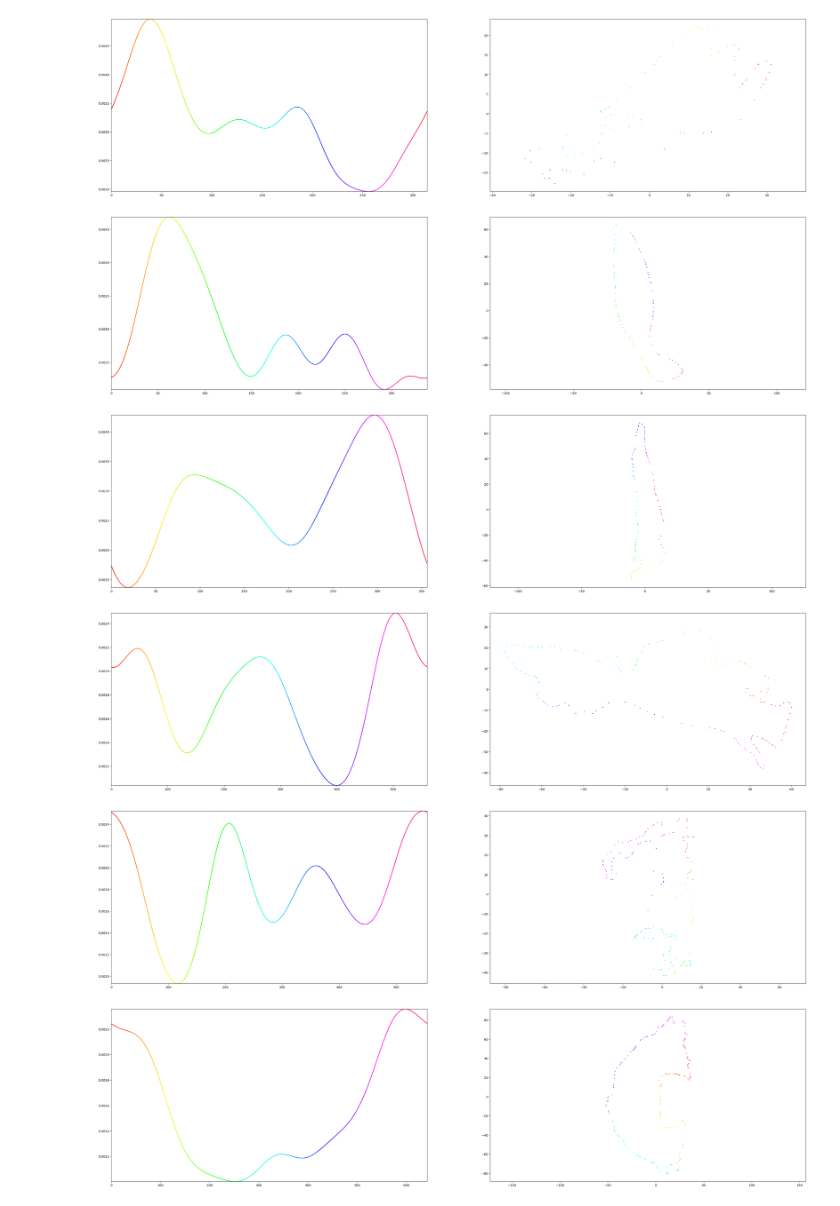
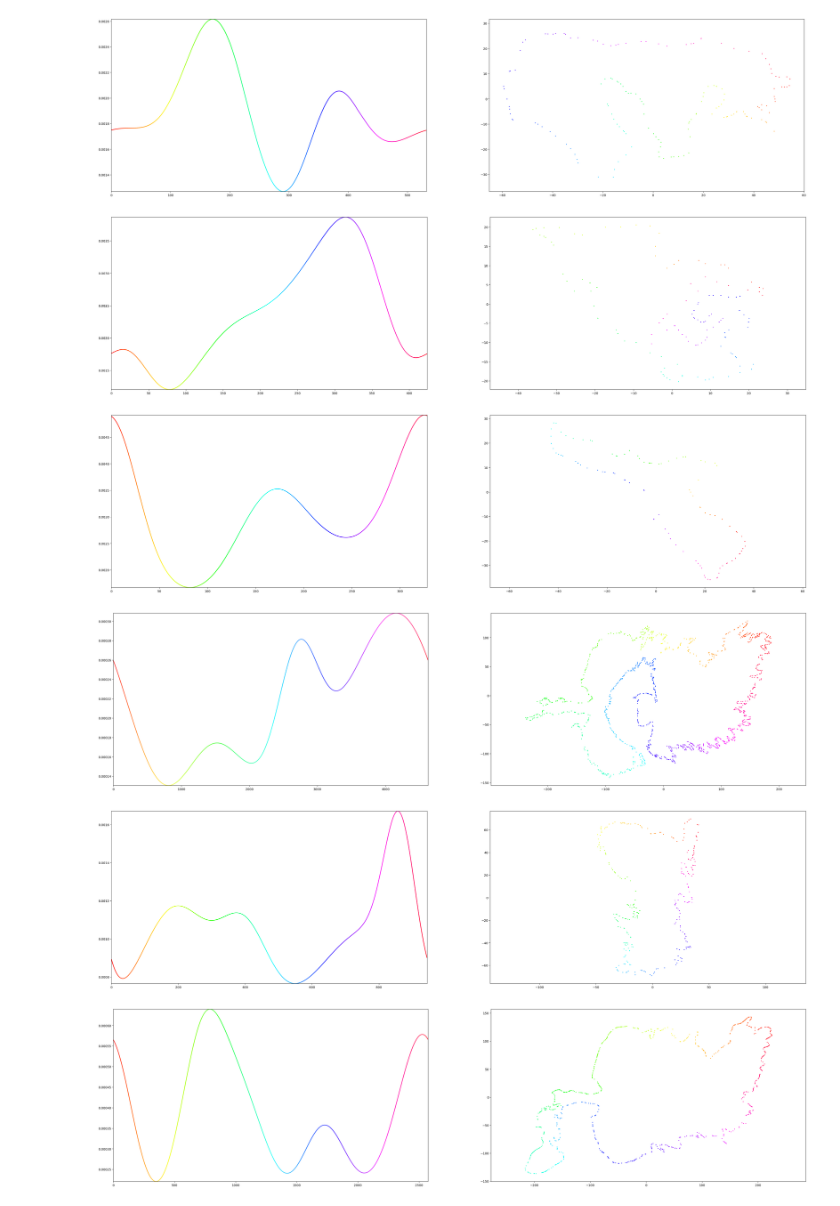
Before and after one commit to royvelich/deep-signature, a Jupyter notebook: applets/notebooks/plot_planar_curves.ipynb, the cells around one changed output. Cells and saved outputs as stored; diff of their text form; code cells hidden in the pictures.

```diff
--- a/applets/notebooks/plot_planar_curves.ipynb
+++ b/applets/notebooks/plot_planar_curves.ipynb
@@ -12,5 +19,5 @@ from deep_signature.training import datasets
 # %%
 planar_curves_manager = PlanarCurvesManager()
-planar_curves_manager.load(curves_file_path="C:/deep-signature-data-new/curves/train/curves.npy")
+planar_curves_manager.load(curves_file_path="C:/deep-signature-data-new/curves/train/2022-12-14-00-25-49/curves.npy")
 print(f'{planar_curves_manager.planar_curves_count} curves loaded')
 # %% [output]
@@ -18,10 +25,11 @@ print(f'{planar_curves_manager.planar_curves_count} curves loaded')
 # %%
+sampling_ratio = 0.3
 for planar_curve in planar_curves_manager.planar_curves[:10]:
     fig, axes = matplotlib.pyplot.subplots(nrows=1, ncols=2, figsize=(40, 10))
-    discrete_distribution = discrete_distributions.MultimodalGaussianDiscreteDistribution(bins_count=planar_curve.points_count, multimodality=20)
+    discrete_distribution = discrete_distributions.MultimodalGaussianDiscreteDistribution(bins_count=planar_curve.points_count, multimodality=10)
     # discrete_distribution = discrete_distributions.UniformDiscreteDistribution(bins_count=planar_curve.points_count)
     discrete_distribution.plot_dist(ax=axes[0])
-    sampled_planar_curve = planar_curve.sample_curve(sampling_ratio=0.3, discrete_distribution=discrete_distribution)
+    sampled_planar_curve = planar_curve.sample_curve(sampling_ratio=sampling_ratio, discrete_distribution=discrete_distribution)
     sampled_planar_curve.plot_scattered_curve(ax=axes[1], cmap='hsv')
     matplotlib.pyplot.show()
 # %% [output]
@@ -30,6 +38,6 @@ for planar_curve in planar_curves_manager.planar_curves[:10]:
-[figure, old version]
+[figure, new version]
-[figure, old version]
+[figure, new version]
-[figure, old version]
+[figure, new version]
-[figure, old version]
+[figure, new version]
-[figure, old version]
+[figure, new version]
-[figure, old version]
+[figure, new version]
```
Also changed, not shown: parts of 4 cells of this notebook, 4 other files.
